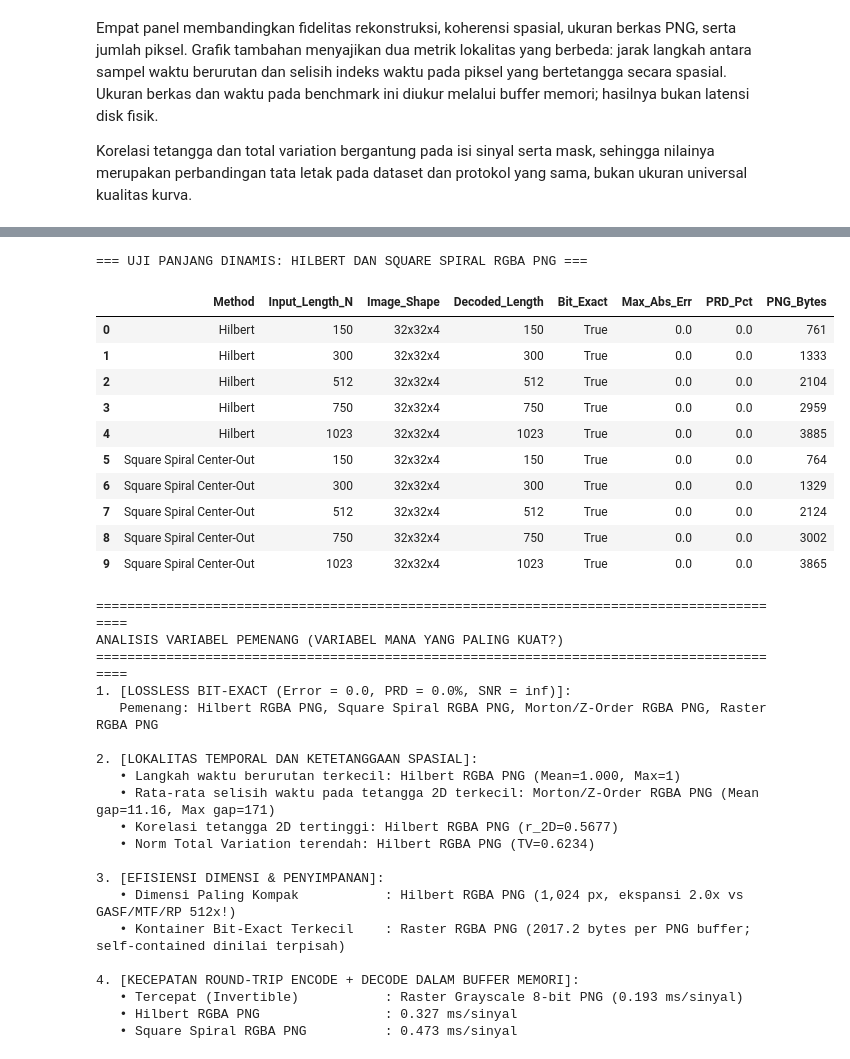
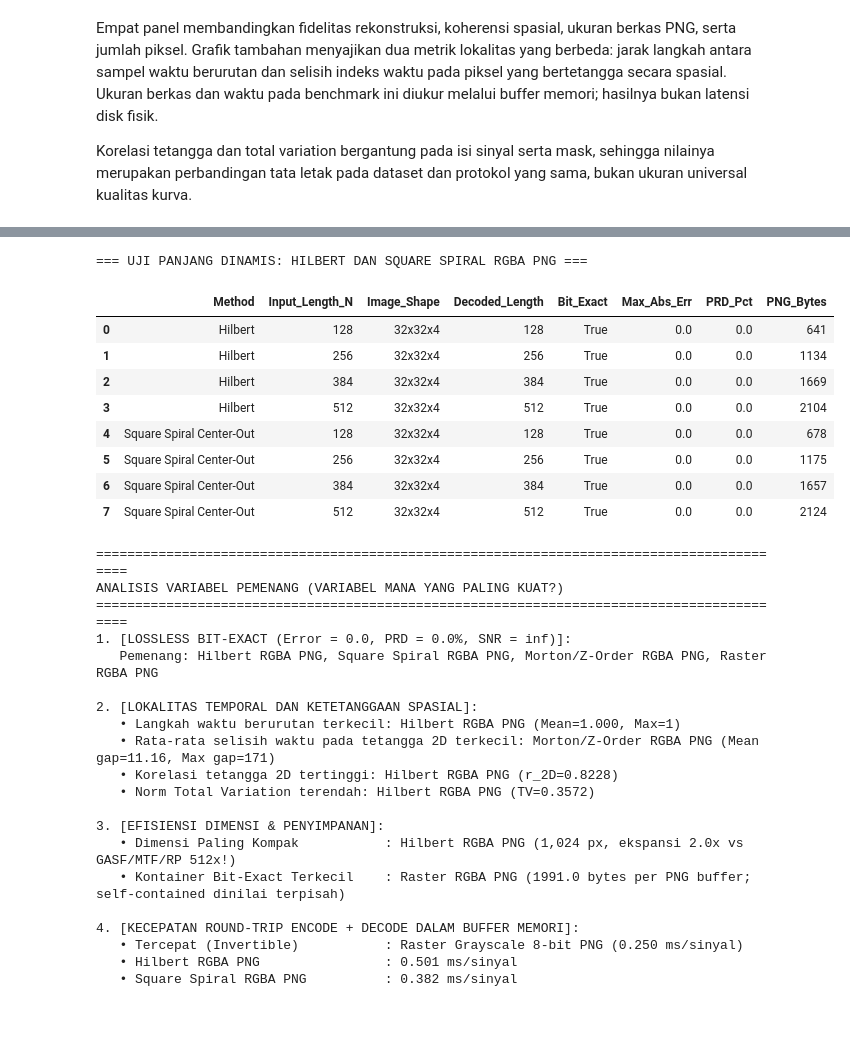
Before and after one commit to hoaxzz/signal-to-image, a Jupyter notebook: notebooks/compare_signal_to_image_methods.ipynb, the cells around one changed output, grey strips where cells are left out. Cells and saved outputs as stored; diff of their text form; code cells hidden in the pictures; blank space fills up the shorter version.

```diff
--- a/compare_signal_to_image_methods.ipynb
+++ b/notebooks/compare_signal_to_image_methods.ipynb
@@ -300,7 +301,7 @@ def _morlet_cwt_fft(sig: np.ndarray, scales: np.ndarray, w0: float = 6.0) -> np.
 
 
 def cwt_morlet_roundtrip(sig: np.ndarray, n_scales: int = 32):
-    """CWT Morlet Scalogram -> Rekonstruksi aproksimasi via ICWT."""
+    """CWT Morlet Scalogram -> Rekonstruksi aproksimasi via ICWT (tanpa akses sinyal asli di dekoder)."""
     t0 = time.perf_counter()
     scales = np.geomspace(1.0, 64.0, num=n_scales)
     W = _morlet_cwt_fft(sig, scales, w0=6.0)
@@ -314,12 +315,14 @@ def cwt_morlet_roundtrip(sig: np.ndarray, n_scales: int = 32):
     t1 = time.perf_counter()
     buf.seek(0)
     W_loaded = np.load(buf).astype(np.float64)
-    dj = np.log2(scales[1] / scales[0])
-    C_delta = 0.776
-    psi0 = np.pi ** -0.25
-    rec_raw = (dj / (C_delta * psi0)) * np.sum(W_loaded / np.sqrt(scales)[:, None], axis=0)
-    gain = float(np.dot(sig.astype(np.float64), rec_raw)) / (float(np.dot(rec_raw, rec_raw)) + 1e-12)
-    rec = (rec_raw * gain).astype(np.float32)
+    n_pts = W_loaded.shape[1]
+    freqs = 2.0 * np.pi * np.fft.fftfreq(n_pts)
+    psi_bank = np.zeros(n_pts, dtype=np.float64)
+    for s in scales:
+        psi_bank += 0.5 * (np.pi ** -0.25) * np.exp(-0.5 * (s * freqs - 6.0) ** 2) * (freqs > 0)
+    passband = (freqs > 0.1) & (freqs < 2.0)
+    bank_gain = float(np.mean(psi_bank[passband])) + 1e-12
+    rec = (np.sum(W_loaded / np.sqrt(scales)[:, None], axis=0) / bank_gain).astype(np.float32)
     t_dec = (time.perf_counter() - t1) * 1000.0
 
     return {
@@ -685,20 +686,14 @@ METHODS: list[MethodSpec] = [
 ]
 
 
-def load_eeg_benchmark_signals(n_per_artifact: int = 25) -> list[tuple[str, np.ndarray]]:
-    """Memuat sinyal EEG nyata dari Dataset EOG & EMG (clean + noisy SNR -5 dB)."""
-    signals: list[tuple[str, np.ndarray]] = []
-    for art in ["EOG", "EMG"]:
-        clean = np.load(f"Dataset/{art}/clean_eeg_all_epochs.npy")
-        syn = np.load(f"Dataset/{art}/linear_synthetic.npy", allow_pickle=True).item()
-        noisy = syn[-5]
-        for i in range(n_per_artifact):
-            signals.append((f"{art}_noisy_{i}", noisy[i].astype(np.float32)))
-            signals.append((f"{art}_clean_{i}", clean[i].astype(np.float32)))
-    return signals
+def load_eeg_benchmark_signals() -> list[tuple[str, np.ndarray]]:
+    """Memuat sinyal EEG nyata dari Dataset/EOG pada index 0 saja (SNR -5 dB, N=512)."""
+    syn = np.load(ROOT_DIR / "Dataset" / "EOG" / "linear_synthetic.npy", allow_pickle=True).item()
+    sig_idx0 = syn[-5][0].astype(np.float32)
+    return [("EOG_SNR-5_idx0", sig_idx0)]
 
 
-signals = load_eeg_benchmark_signals(n_per_artifact=25)
+signals = load_eeg_benchmark_signals()
 n_samples = len(signals)
 sig_len = signals[0][1].size
 print(f"Menjalankan benchmark pada {n_samples} epoch EEG nyata (N={sig_len}, dtype=float32)...")
@@ -991,7 +986,7 @@ Di bawah ini dilakukan pengujian khusus panjang sinyal dinamis ($N \in \{150, 30
 # %%
 # Uji panjang dinamis untuk dua traversal yang memakai kontainer RGBA self-contained.
 # Grid 32x32 mencadangkan satu piksel terminal untuk metadata N, sehingga N maksimum 1023.
-base_long_sig = np.concatenate([signals[0][1], signals[1][1]])  # tersedia 1024 sampel
+sig_idx0 = signals[0][1]  # sinyal index 0 dari Dataset (N=512)
 
 dynamic_methods = [
     ("Hilbert", hilbert_rgba_png_roundtrip),
@@ -999,8 +994,8 @@ dynamic_methods = [
 ]
 dyn_rows = []
 for method_name, roundtrip_fn in dynamic_methods:
-    for n_dyn in [150, 300, 512, 750, 1023]:
-        sub_sig = base_long_sig[:n_dyn].astype(np.float32)
+    for n_dyn in [128, 256, 384, 512]:
+        sub_sig = sig_idx0[:n_dyn].astype(np.float32)
         res = roundtrip_fn(sub_sig, img_size=32)
         m = eval_reconstruction_metrics(sub_sig, res["rec"])
         dyn_rows.append({
@@ -1028,43 +1023,41 @@ print(f"   Pemenang: {', '.join(bit_exact_methods)}")
 
 sfc = df[df["Curve_Mean_Step_L1"].notna()]
 best_step = sfc.loc[sfc["Curve_Mean_Step_L1"].idxmin()]
 best_corr = sfc.loc[sfc["Spatial_Neighbor_Corr_2D"].idxmax()]
 best_tv = sfc.loc[sfc["Spatial_Norm_TV_2D"].idxmin()]
 best_neighbor_gap = sfc.loc[sfc["Spatial_Neighbor_Mean_Time_Gap"].idxmin()]
 
 print(f"\n2. [LOKALITAS TEMPORAL DAN KETETANGGAAN SPASIAL]:")
 print(f"   • Langkah waktu berurutan terkecil: {best_step['Method']} (Mean={best_step['Curve_Mean_Step_L1']:.3f}, Max={int(best_step['Curve_Max_Jump_L1'])})")
 print(f"   • Rata-rata selisih waktu pada tetangga 2D terkecil: {best_neighbor_gap['Method']} (Mean gap={best_neighbor_gap['Spatial_Neighbor_Mean_Time_Gap']:.2f}, Max gap={int(best_neighbor_gap['Spatial_Neighbor_Max_Time_Gap'])})")
 print(f"   • Korelasi tetangga 2D tertinggi: {best_corr['Method']} (r_2D={best_corr['Spatial_Neighbor_Corr_2D']:.4f})")
 print(f"   • Norm Total Variation terendah: {best_tv['Method']} (TV={best_tv['Spatial_Norm_TV_2D']:.4f})")
 
 best_pix = df.loc[df["Pixels_2D"].idxmin()]
 best_disk_lossless = df[df["Bit_Exact_Pct"] == 100.0].sort_values("Mean_Disk_Bytes").iloc[0]
 print(f"\n3. [EFISIENSI DIMENSI & PENYIMPANAN]:")
 print(f"   • Dimensi Paling Kompak           : {best_pix['Method']} ({best_pix['Pixels_2D']:,} px, ekspansi {best_pix['Expansion_Ratio_vs_N']}x vs GASF/MTF/RP 512x!)")
 print(f"   • Kontainer Bit-Exact Terkecil    : {best_disk_lossless['Method']} ({best_disk_lossless['Mean_Disk_Bytes']:.1f} bytes per PNG buffer; self-contained dinilai terpisah)")
 
 inv_df = df[df["Mean_RoundTrip_ms"].notna()]
 fastest = inv_df.loc[inv_df["Mean_RoundTrip_ms"].idxmin()]
 hilbert_rt = df.loc[df["Method"] == "Hilbert RGBA PNG", "Mean_RoundTrip_ms"].values[0]
 spiral_rt = df.loc[df["Method"] == "Square Spiral RGBA PNG", "Mean_RoundTrip_ms"].values[0]
 print(f"\n4. [KECEPATAN ROUND-TRIP ENCODE + DECODE DALAM BUFFER MEMORI]:")
 print(f"   • Tercepat (Invertible)           : {fastest['Method']} ({fastest['Mean_RoundTrip_ms']:.3f} ms/sinyal)")
 print(f"   • Hilbert RGBA PNG                : {hilbert_rt:.3f} ms/sinyal")
 print(f"   • Square Spiral RGBA PNG          : {spiral_rt:.3f} ms/sinyal")
 # %% [output]
 === UJI PANJANG DINAMIS: HILBERT DAN SQUARE SPIRAL RGBA PNG ===
 |  | Method | Input_Length_N | Image_Shape | Decoded_Length | Bit_Exact | Max_Abs_Err | PRD_Pct | PNG_Bytes |
-| 0 | Hilbert | 150 | 32x32x4 | 150 | True | 0.0 | 0.0 | 761 |
-| 1 | Hilbert | 300 | 32x32x4 | 300 | True | 0.0 | 0.0 | 1333 |
-| 2 | Hilbert | 512 | 32x32x4 | 512 | True | 0.0 | 0.0 | 2104 |
-| 3 | Hilbert | 750 | 32x32x4 | 750 | True | 0.0 | 0.0 | 2959 |
-| 4 | Hilbert | 1023 | 32x32x4 | 1023 | True | 0.0 | 0.0 | 3885 |
-| 5 | Square Spiral Center-Out | 150 | 32x32x4 | 150 | True | 0.0 | 0.0 | 764 |
-| 6 | Square Spiral Center-Out | 300 | 32x32x4 | 300 | True | 0.0 | 0.0 | 1329 |
+| 0 | Hilbert | 128 | 32x32x4 | 128 | True | 0.0 | 0.0 | 641 |
+| 1 | Hilbert | 256 | 32x32x4 | 256 | True | 0.0 | 0.0 | 1134 |
+| 2 | Hilbert | 384 | 32x32x4 | 384 | True | 0.0 | 0.0 | 1669 |
+| 3 | Hilbert | 512 | 32x32x4 | 512 | True | 0.0 | 0.0 | 2104 |
+| 4 | Square Spiral Center-Out | 128 | 32x32x4 | 128 | True | 0.0 | 0.0 | 678 |
+| 5 | Square Spiral Center-Out | 256 | 32x32x4 | 256 | True | 0.0 | 0.0 | 1175 |
+| 6 | Square Spiral Center-Out | 384 | 32x32x4 | 384 | True | 0.0 | 0.0 | 1657 |
 | 7 | Square Spiral Center-Out | 512 | 32x32x4 | 512 | True | 0.0 | 0.0 | 2124 |
-| 8 | Square Spiral Center-Out | 750 | 32x32x4 | 750 | True | 0.0 | 0.0 | 3002 |
-| 9 | Square Spiral Center-Out | 1023 | 32x32x4 | 1023 | True | 0.0 | 0.0 | 3865 |
 ==========================================================================================
 ANALISIS VARIABEL PEMENANG (VARIABEL MANA YANG PALING KUAT?)
 ==========================================================================================
@@ -1074,15 +1067,15 @@ ANALISIS VARIABEL PEMENANG (VARIABEL MANA YANG PALING KUAT?)
 2. [LOKALITAS TEMPORAL DAN KETETANGGAAN SPASIAL]:
    • Langkah waktu berurutan terkecil: Hilbert RGBA PNG (Mean=1.000, Max=1)
    • Rata-rata selisih waktu pada tetangga 2D terkecil: Morton/Z-Order RGBA PNG (Mean gap=11.16, Max gap=171)
-   • Korelasi tetangga 2D tertinggi: Hilbert RGBA PNG (r_2D=0.5677)
-   • Norm Total Variation terendah: Hilbert RGBA PNG (TV=0.6234)
+   • Korelasi tetangga 2D tertinggi: Hilbert RGBA PNG (r_2D=0.8228)
+   • Norm Total Variation terendah: Hilbert RGBA PNG (TV=0.3572)
 
 3. [EFISIENSI DIMENSI & PENYIMPANAN]:
    • Dimensi Paling Kompak           : Hilbert RGBA PNG (1,024 px, ekspansi 2.0x vs GASF/MTF/RP 512x!)
-   • Kontainer Bit-Exact Terkecil    : Raster RGBA PNG (2017.2 bytes per PNG buffer; self-contained dinilai terpisah)
+   • Kontainer Bit-Exact Terkecil    : Raster RGBA PNG (1991.0 bytes per PNG buffer; self-contained dinilai terpisah)
 
 4. [KECEPATAN ROUND-TRIP ENCODE + DECODE DALAM BUFFER MEMORI]:
-   • Tercepat (Invertible)           : Raster Grayscale 8-bit PNG (0.193 ms/sinyal)
-   • Hilbert RGBA PNG                : 0.327 ms/sinyal
-   • Square Spiral RGBA PNG          : 0.473 ms/sinyal
+   • Tercepat (Invertible)           : Raster Grayscale 8-bit PNG (0.250 ms/sinyal)
+   • Hilbert RGBA PNG                : 0.501 ms/sinyal
+   • Square Spiral RGBA PNG          : 0.382 ms/sinyal
 # %% [markdown]
```
Also changed, not shown: parts of 7 cells of this notebook, 23 other files.
